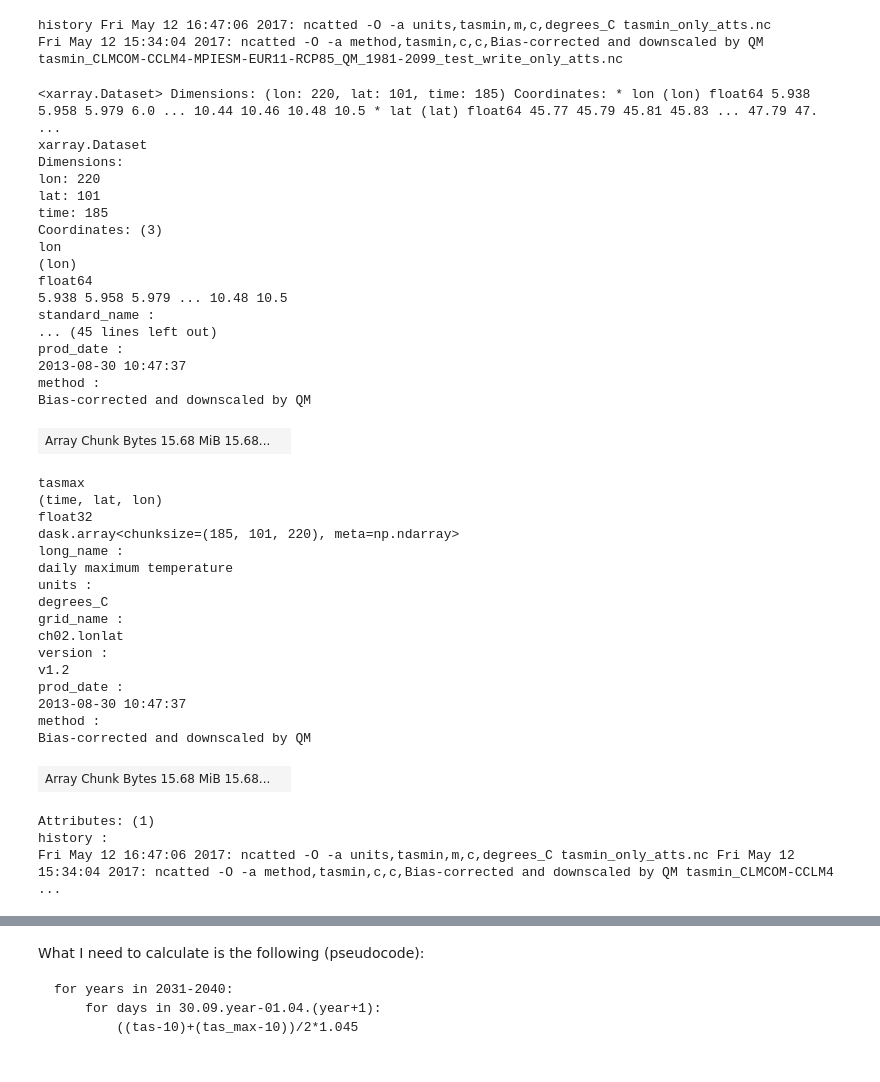
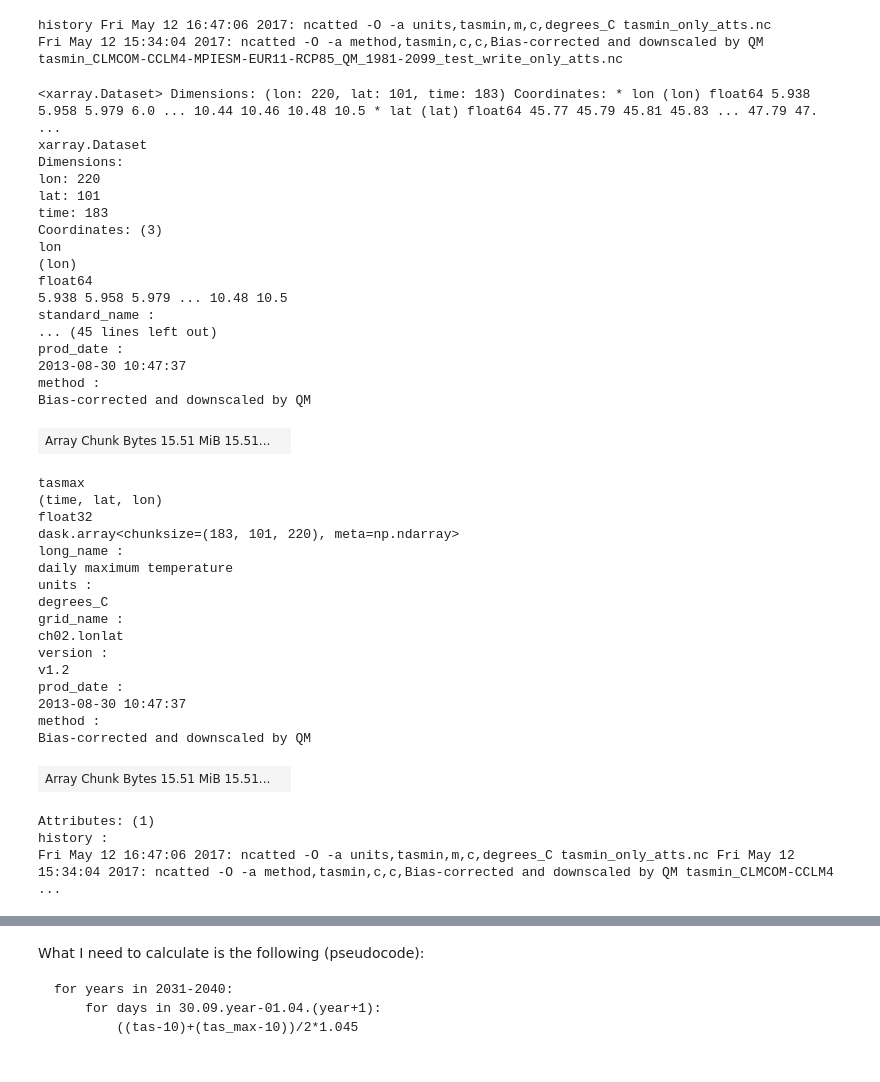
Before and after one commit to zhaw-piwi/Standortanalyse-AG-BE-ZG, a Jupyter notebook: code/Hugglin_Index_prognosis-xarray.ipynb, the cells around one changed output, grey strips where cells are left out. Cells and saved outputs as stored; diff of their text form; code cells hidden in the pictures.

```diff
--- a/code/Hugglin_Index_prognosis-xarray.ipynb
+++ b/code/Hugglin_Index_prognosis-xarray.ipynb
@@ -88,30 +111,30 @@ history Fri May 12 16:47:06 2017: ncatted -O -a units,tasmin,m,c,degrees_C tasmi
 Fri May 12 15:34:04 2017: ncatted -O -a method,tasmin,c,c,Bias-corrected and downscaled by QM tasmin_CLMCOM-CCLM4-MPIESM-EUR11-RCP85_QM_1981-2099_test_write_only_atts.nc
 # %%
 # I can extract a specific range like so:
-ds.sel(time = slice("2031-09-30", "2032-04-01"))
+ds.sel(time = slice("2031-04-01", "2031-09-30"))
 # %% [output]
-<xarray.Dataset> Dimensions: (lon: 220, lat: 101, time: 185) Coordinates: * lon (lon) float64 5.938 5.958 5.979 6.0 ... 10.44 10.46 10.48 10.5 * lat (lat) float64 45.77 45.79 45.81 45.83 ... 47.79 47. ...
+<xarray.Dataset> Dimensions: (lon: 220, lat: 101, time: 183) Coordinates: * lon (lon) float64 5.938 5.958 5.979 6.0 ... 10.44 10.46 10.48 10.5 * lat (lat) float64 45.77 45.79 45.81 45.83 ... 47.79 47. ...
 xarray.Dataset
 Dimensions:
 lon: 220
 lat: 101
-time: 185
+time: 183
 Coordinates: (3)
 lon
 (lon)
 float64
 5.938 5.958 5.979 ... 10.48 10.5
 standard_name :
 ... (45 lines left out)
 prod_date :
 2013-08-30 10:47:37
 method :
 Bias-corrected and downscaled by QM
-| Array Chunk Bytes 15.68 MiB 15.68... |  |
+| Array Chunk Bytes 15.51 MiB 15.51... |  |
 tasmax
 (time, lat, lon)
 float32
-dask.array<chunksize=(185, 101, 220), meta=np.ndarray>
+dask.array<chunksize=(183, 101, 220), meta=np.ndarray>
 long_name :
 daily maximum temperature
 units :
@@ -124,7 +147,7 @@ prod_date :
 2013-08-30 10:47:37
 method :
 Bias-corrected and downscaled by QM
-| Array Chunk Bytes 15.68 MiB 15.68... |  |
+| Array Chunk Bytes 15.51 MiB 15.51... |  |
 Attributes: (1)
 history :
 Fri May 12 16:47:06 2017: ncatted -O -a units,tasmin,m,c,degrees_C tasmin_only_atts.nc Fri May 12 15:34:04 2017: ncatted -O -a method,tasmin,c,c,Bias-corrected and downscaled by QM tasmin_CLMCOM-CCLM4 ...
```
Also changed, not shown: parts of 44 cells of this notebook, 12 other files.
